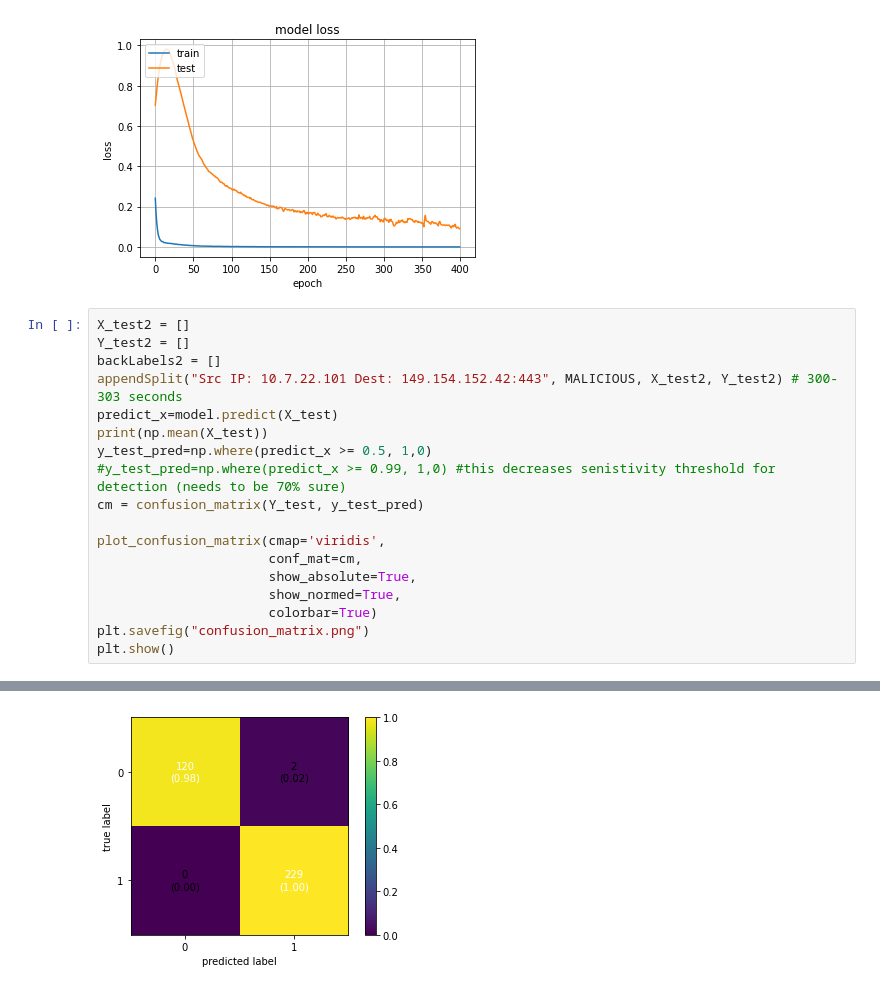
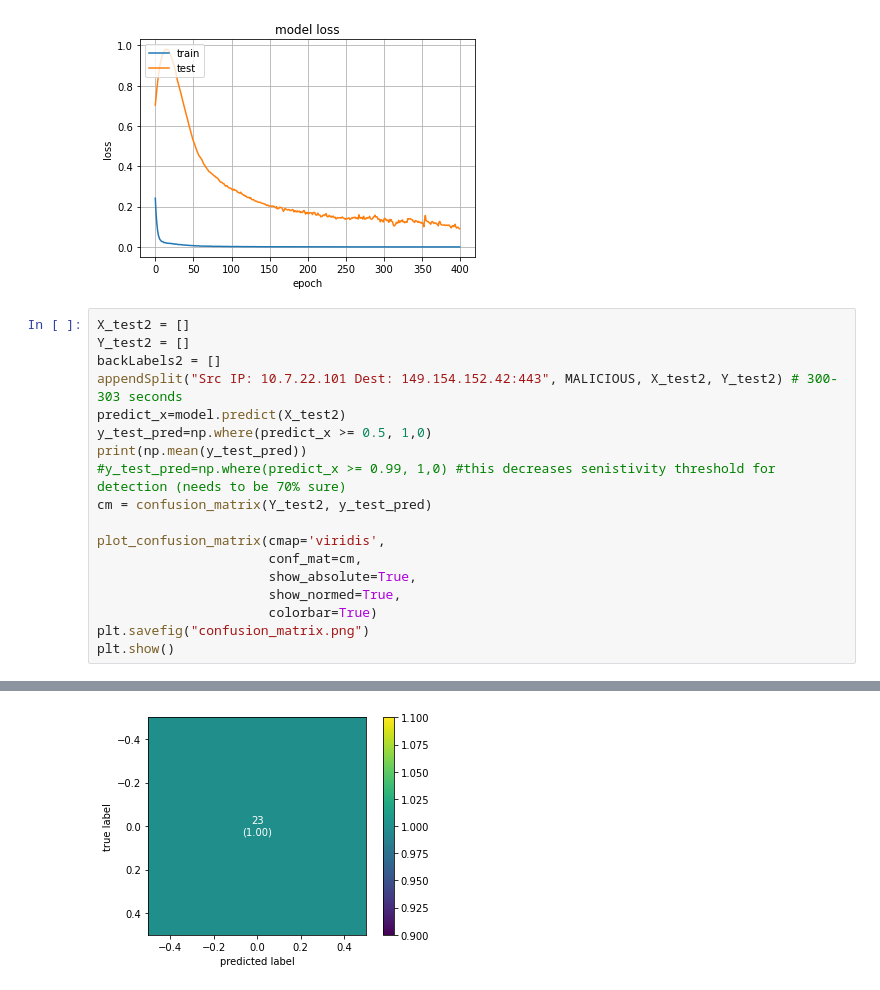
Before and after one commit to cseelhoff/BeaconDetector, a Jupyter notebook: PE9.ipynb, the cells around one changed output, grey strips where cells are left out. Drawn from its saved outputs; the diff is of its cells as text.

```diff
--- a/PE9.ipynb
+++ b/PE9.ipynb
@@ -527,11 +527,11 @@ X_test2 = []
 Y_test2 = []
 backLabels2 = []
 appendSplit("Src IP: 10.7.22.101 Dest: 149.154.152.42:443", MALICIOUS, X_test2, Y_test2) # 300-303 seconds
-predict_x=model.predict(X_test)
-print(np.mean(X_test))
+predict_x=model.predict(X_test2)
 y_test_pred=np.where(predict_x >= 0.5, 1,0)
+print(np.mean(y_test_pred))
 #y_test_pred=np.where(predict_x >= 0.99, 1,0) #this decreases senistivity threshold for detection (needs to be 70% sure)
-cm = confusion_matrix(Y_test, y_test_pred)
+cm = confusion_matrix(Y_test2, y_test_pred)
 
 plot_confusion_matrix(cmap='viridis',
                       conf_mat=cm,
@@ -545,2 +547,2 @@ plt.show()
-[figure, old version]
+[figure, new version]
 # %%
```
Also changed, not shown: parts of 2 cells of this notebook.
